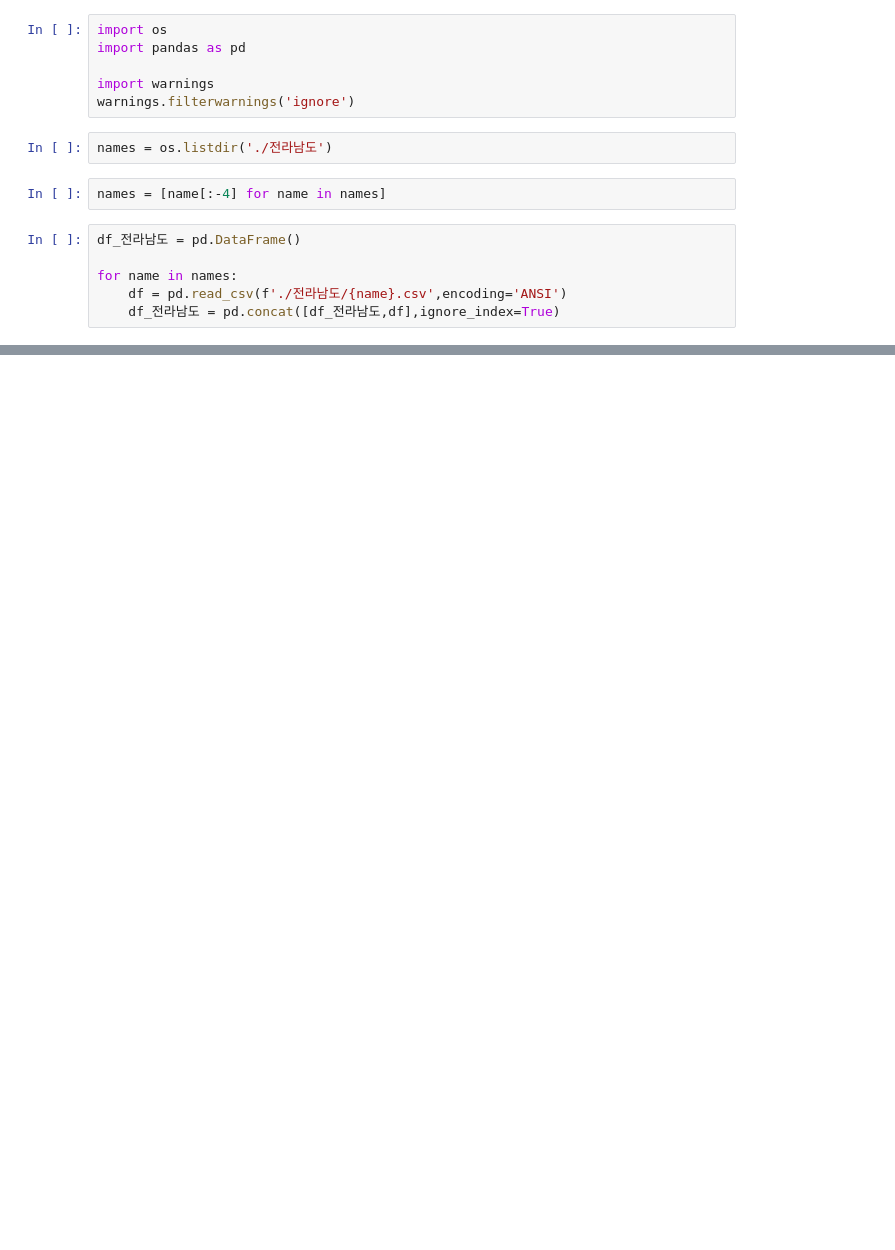
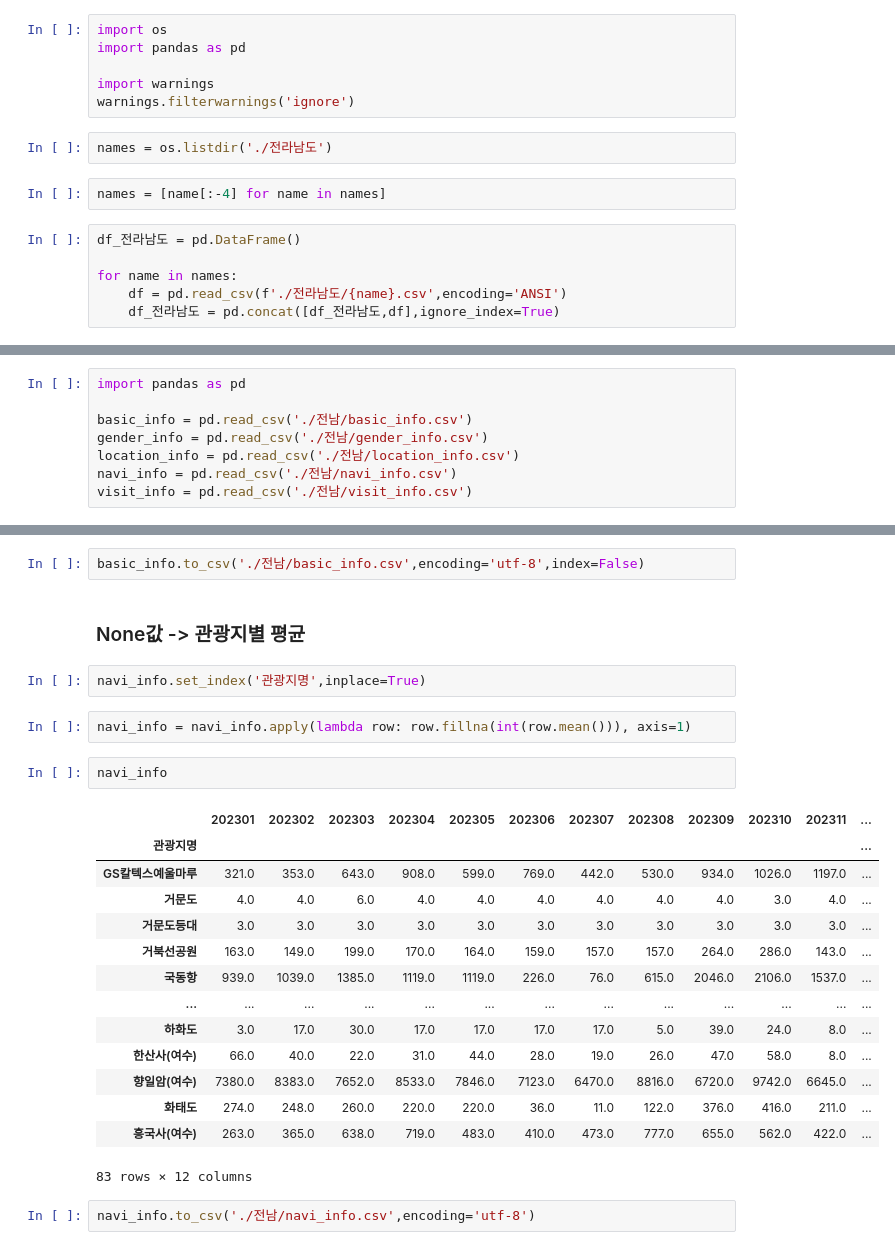
Before and after one commit to GRetriever/Data-Analysis-Project, a Jupyter notebook: Tourist Attractions/전남.ipynb, the cells around one changed output, grey strips where cells are left out. Drawn from its saved outputs; the diff is of its cells as text; blank space fills up the shorter version.

```diff
--- a/Tourist Attractions/전남.ipynb
+++ b/Tourist Attractions/전남.ipynb
@@ -53,0 +220,8 @@ df_전라남도.groupby('기초지자체')[['방문자 수']].sum().sort_values(
+# %%
+import pandas as pd
+
+basic_info = pd.read_csv('./전남/basic_info.csv')
+gender_info = pd.read_csv('./전남/gender_info.csv')
+location_info = pd.read_csv('./전남/location_info.csv')
+navi_info = pd.read_csv('./전남/navi_info.csv')
+visit_info = pd.read_csv('./전남/visit_info.csv')
@@ -53,0 +336,27 @@ df_전라남도.groupby('기초지자체')[['방문자 수']].sum().sort_values(
+# %%
+basic_info.to_csv('./전남/basic_info.csv',encoding='utf-8',index=False)
+# %% [markdown]
+### None값 -> 관광지별 평균
+# %%
+navi_info.set_index('관광지명',inplace=True)
+# %%
+navi_info = navi_info.apply(lambda row: row.fillna(int(row.mean())), axis=1)
+# %%
+navi_info
+# %% [output]
+|  | 202301 | 202302 | 202303 | 202304 | 202305 | 202306 | 202307 | 202308 | 202309 | 202310 | 202311 | ... |
+| 관광지명 |  |  |  |  |  |  |  |  |  |  |  | ... |
+| GS칼텍스예울마루 | 321.0 | 353.0 | 643.0 | 908.0 | 599.0 | 769.0 | 442.0 | 530.0 | 934.0 | 1026.0 | 1197.0 | ... |
+| 거문도 | 4.0 | 4.0 | 6.0 | 4.0 | 4.0 | 4.0 | 4.0 | 4.0 | 4.0 | 3.0 | 4.0 | ... |
+| 거문도등대 | 3.0 | 3.0 | 3.0 | 3.0 | 3.0 | 3.0 | 3.0 | 3.0 | 3.0 | 3.0 | 3.0 | ... |
+| 거북선공원 | 163.0 | 149.0 | 199.0 | 170.0 | 164.0 | 159.0 | 157.0 | 157.0 | 264.0 | 286.0 | 143.0 | ... |
+| 국동항 | 939.0 | 1039.0 | 1385.0 | 1119.0 | 1119.0 | 226.0 | 76.0 | 615.0 | 2046.0 | 2106.0 | 1537.0 | ... |
+| ... | ... | ... | ... | ... | ... | ... | ... | ... | ... | ... | ... | ... |
+| 하화도 | 3.0 | 17.0 | 30.0 | 17.0 | 17.0 | 17.0 | 17.0 | 5.0 | 39.0 | 24.0 | 8.0 | ... |
+| 한산사(여수) | 66.0 | 40.0 | 22.0 | 31.0 | 44.0 | 28.0 | 19.0 | 26.0 | 47.0 | 58.0 | 8.0 | ... |
+| 향일암(여수) | 7380.0 | 8383.0 | 7652.0 | 8533.0 | 7846.0 | 7123.0 | 6470.0 | 8816.0 | 6720.0 | 9742.0 | 6645.0 | ... |
+| 화태도 | 274.0 | 248.0 | 260.0 | 220.0 | 220.0 | 36.0 | 11.0 | 122.0 | 376.0 | 416.0 | 211.0 | ... |
+| 흥국사(여수) | 263.0 | 365.0 | 638.0 | 719.0 | 483.0 | 410.0 | 473.0 | 777.0 | 655.0 | 562.0 | 422.0 | ... |
+83 rows × 12 columns
+# %%
+navi_info.to_csv('./전남/navi_info.csv',encoding='utf-8')
```
Also changed, not shown: parts of 56 cells of this notebook, 3 other files.
